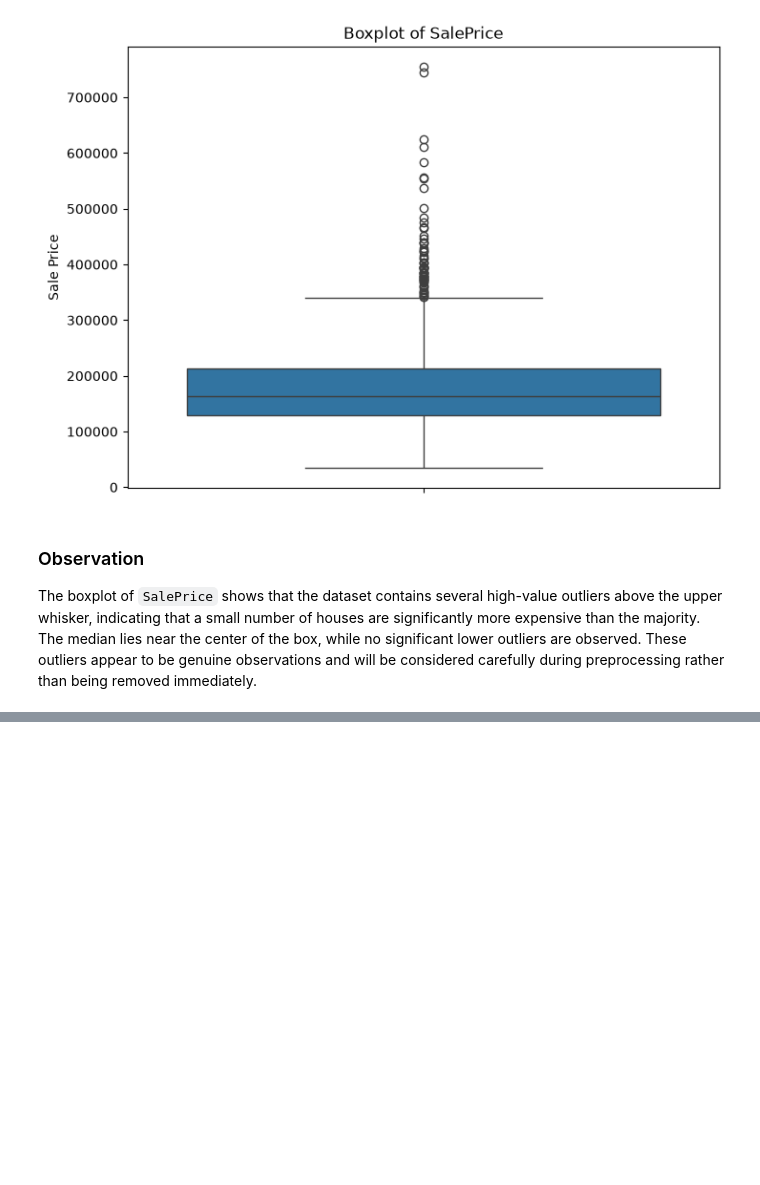
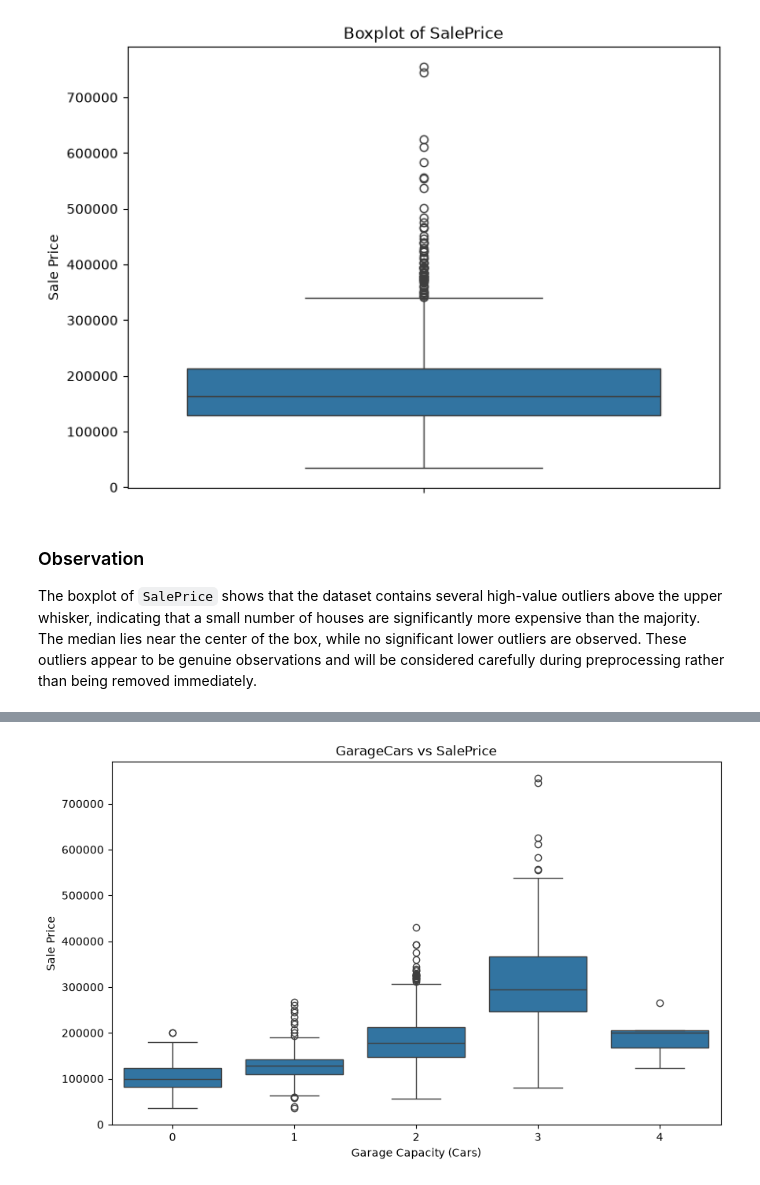
Before and after one commit to Soban-Creator/house-price-prediction, a Jupyter notebook: notebooks/01_eda.ipynb, the cells around one changed output, grey strips where cells are left out. Cells and saved outputs as stored; diff of their text form; code cells hidden in the pictures; blank space fills up the shorter version.

```diff
--- a/notebooks/01_eda.ipynb
+++ b/notebooks/01_eda.ipynb
@@ -368,0 +503,17 @@ The boxplot of `SalePrice` shows that the dataset contains several high-value ou
+# %%
+plt.figure(figsize=(10,6))
+
+sns.boxplot(
+    x=df["GarageCars"],
+    y=df["SalePrice"]
+)
+
+plt.title("GarageCars vs SalePrice")
+
+plt.xlabel("Garage Capacity (Cars)")
+
+plt.ylabel("Sale Price")
+
+plt.show()
+# %% [output]
+[figure, added]
```
Also changed, not shown: parts of 18 cells of this notebook.
